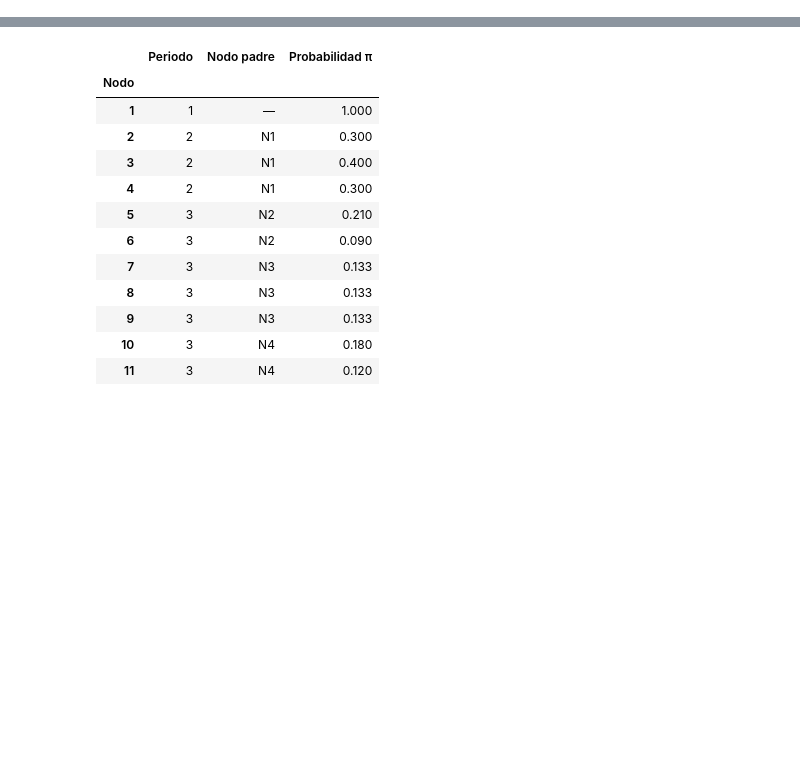
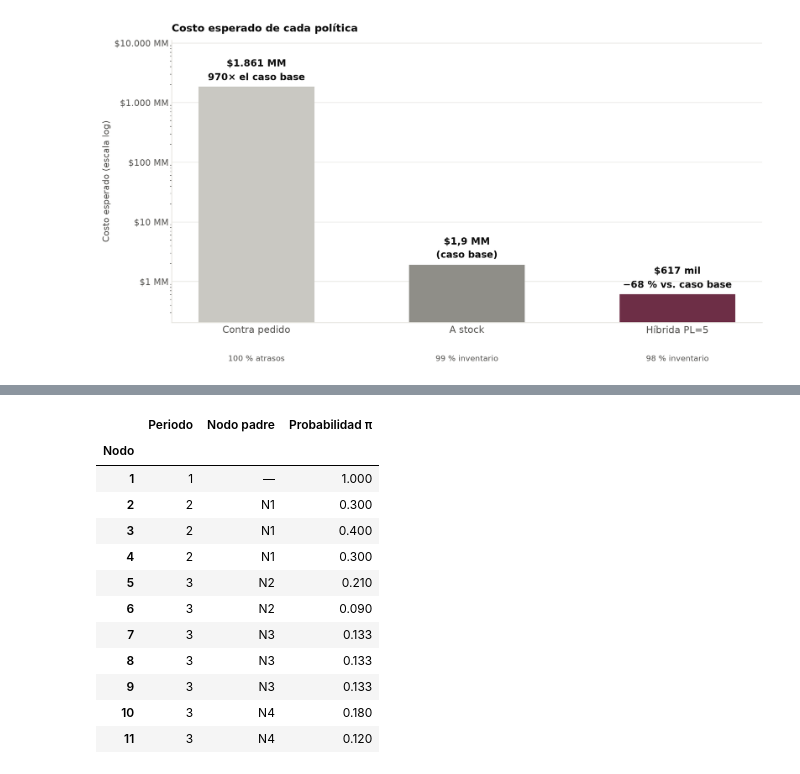
Before and after one commit to vcontreras2/proyecto_capstone, a Jupyter notebook: visualizacion.ipynb, the cells around one changed output, grey strips where cells are left out. Saved outputs shown, nothing was run; the diff lists cells and outputs as text; code cells hidden in the pictures; blank space fills up the shorter version.

```diff
--- a/visualizacion.ipynb
+++ b/visualizacion.ipynb
@@ -23,0 +36,5 @@ from IPython.display import display, Markdown
+# %%
+tabla = modelo.comparar_politicas()
+modelo.graficar_politicas(tabla);
+# %% [output]
+[figure, added]
```
Also changed, not shown: parts of 54 cells of this notebook, 3 other files.
